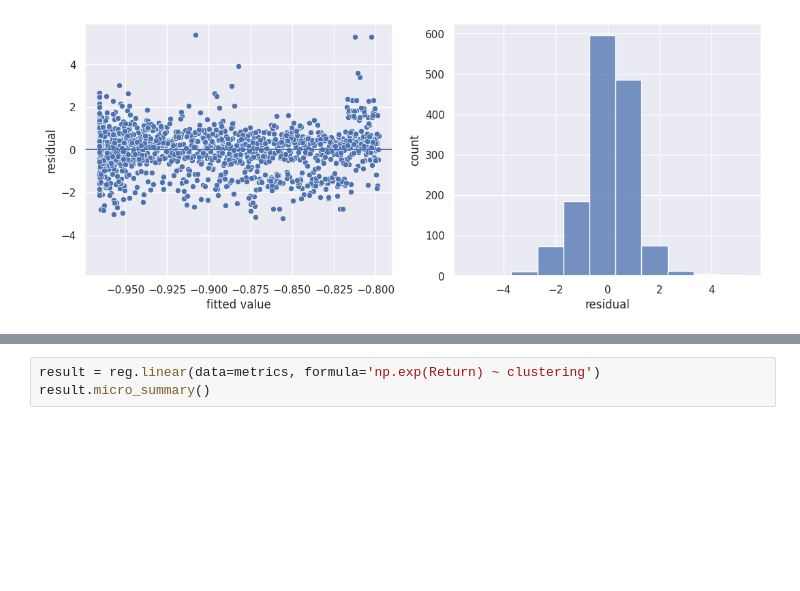
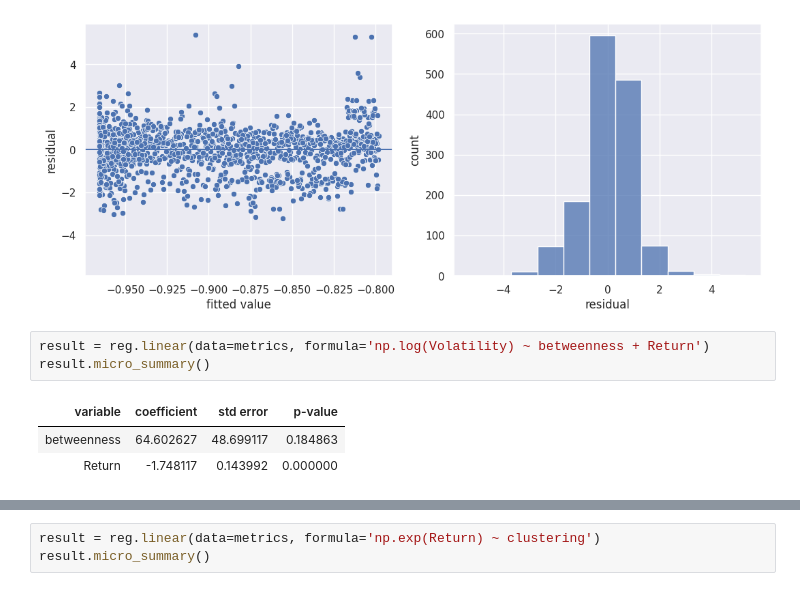
Before and after one commit to arthurchieppe/redsoc-projeto, a Jupyter notebook: modelos.ipynb, the cells around one changed output, grey strips where cells are left out. Drawn from its saved outputs; the diff is of its cells as text; blank space fills up the shorter version.

```diff
--- a/modelos.ipynb
+++ b/modelos.ipynb
@@ -55,3 +45,10 @@ result.micro_summary()
 result.plot_residuals()
 # %% [output]
 [figure]
+# %%
+result = reg.linear(data=metrics, formula='np.log(Volatility) ~ betweenness + Return')
+result.micro_summary()
+# %% [output]
+| variable | coefficient | std error | p-value |
+| betweenness | 64.602627 | 48.699117 | 0.184863 |
+| Return | -1.748117 | 0.143992 | 0.000000 |
```
Also changed, not shown: parts of 7 cells of this notebook.
